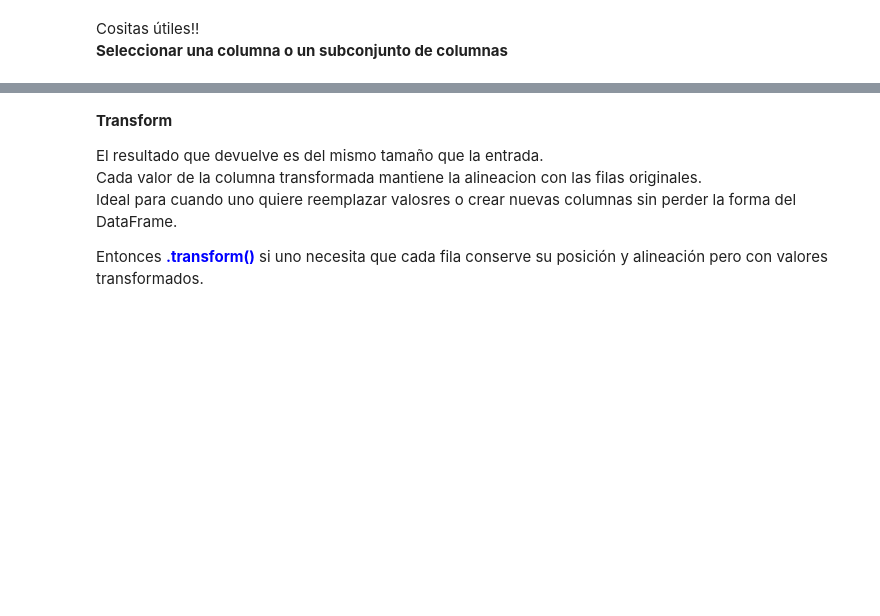
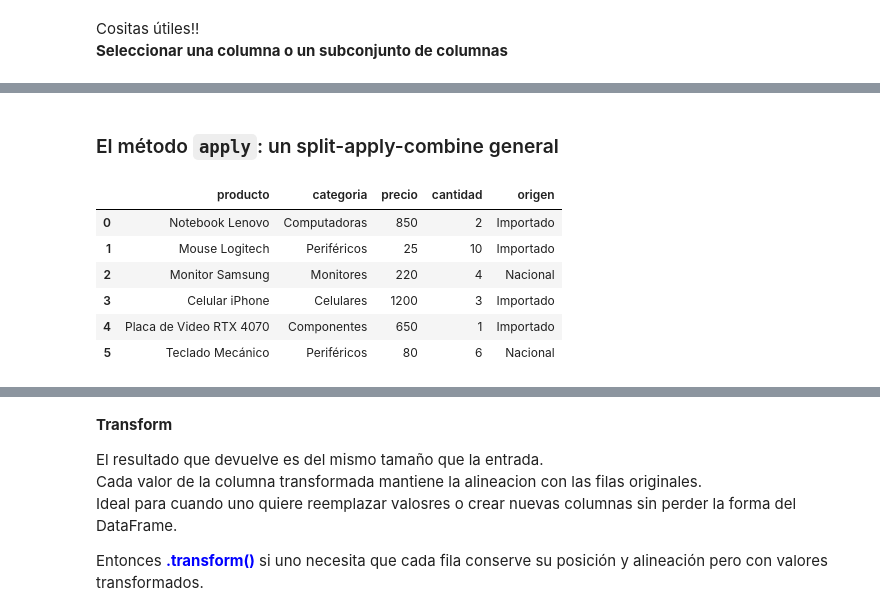
Before and after one commit to vicenadm04/lab1, a Jupyter notebook: Data Aggregation and Group Operations.ipynb, the cells around one changed output, grey strips where cells are left out. Cells and saved outputs as stored; diff of their text form; code cells hidden in the pictures; blank space fills up the shorter version.

```diff
--- a/Data Aggregation and Group Operations.ipynb
+++ b/Data Aggregation and Group Operations.ipynb
@@ -60,0 +217,26 @@ df.groupby(["Ciudad", "Categoria"])[["Edad"]].mean()
+# %% [markdown]
+### El método `apply`: un split-apply-combine general
+# %%
+compras = pd.DataFrame({
+    "producto": [
+        "Notebook Lenovo", "Mouse Logitech", "Monitor Samsung",
+        "Celular iPhone", "Placa de Video RTX 4070", "Teclado Mecánico"
+    ],
+    "categoria": [
+        "Computadoras", "Periféricos", "Monitores",
+        "Celulares", "Componentes", "Periféricos"
+    ],
+    "precio": [850, 25, 220, 1200, 650, 80],
+    "cantidad": [2, 10, 4, 3, 1, 6],
+    "origen": ["Importado", "Importado", "Nacional", "Importado", "Importado", "Nacional"]
+})
+
+compras
+# %% [output]
+|  | producto | categoria | precio | cantidad | origen |
+| 0 | Notebook Lenovo | Computadoras | 850 | 2 | Importado |
+| 1 | Mouse Logitech | Periféricos | 25 | 10 | Importado |
+| 2 | Monitor Samsung | Monitores | 220 | 4 | Nacional |
+| 3 | Celular iPhone | Celulares | 1200 | 3 | Importado |
+| 4 | Placa de Video RTX 4070 | Componentes | 650 | 1 | Importado |
+| 5 | Teclado Mecánico | Periféricos | 80 | 6 | Nacional |
```
Also changed, not shown: parts of 20 cells of this notebook.
